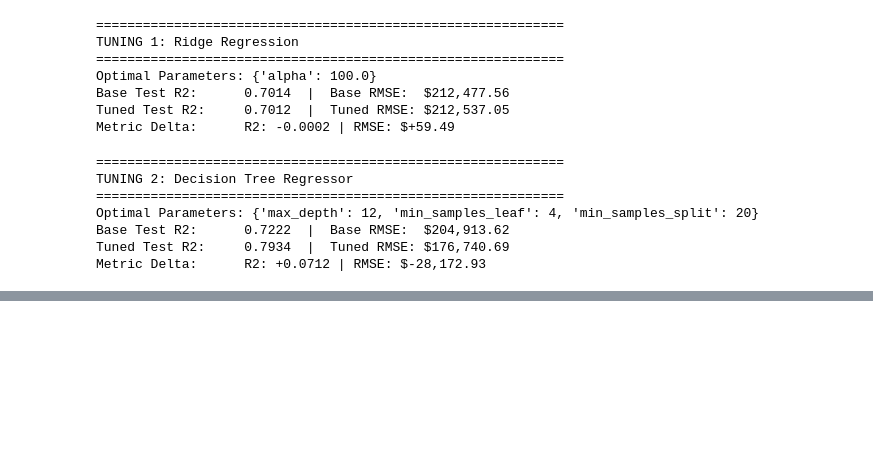
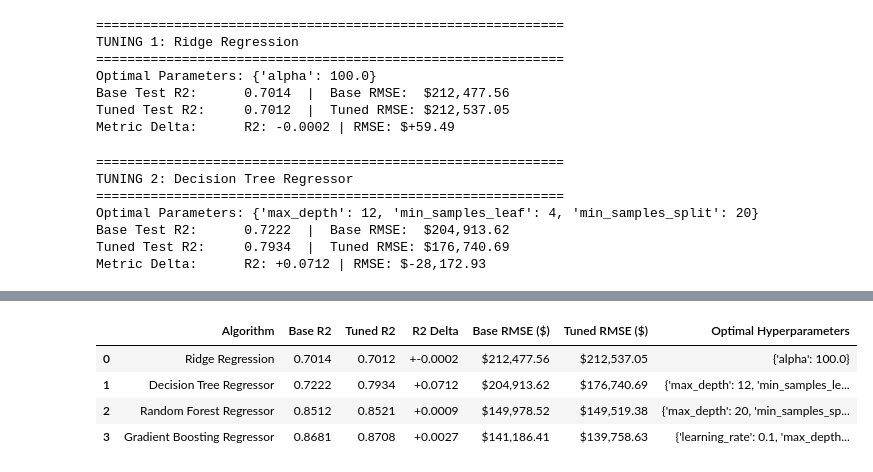
Before and after one commit to Karthik-2006-cell/ml-capstone-project, a Jupyter notebook: notebooks/Regression.ipynb, the cells around one changed output, grey strips where cells are left out. Cells and saved outputs as stored; diff of their text form; code cells hidden in the pictures; blank space fills up the shorter version.

Commit message:
Update Regression notebook with Hyperparameter Tuning for 4 algorithms and summary table

```diff
--- a/notebooks/Regression.ipynb
+++ b/notebooks/Regression.ipynb
@@ -418,0 +499,47 @@ Metric Delta:      R2: +0.0712 | RMSE: $-28,172.93
+# %%
+tuning_summary = pd.DataFrame([
+    {
+        'Algorithm': 'Ridge Regression',
+        'Base R2': base_ridge_r2,
+        'Tuned R2': round(tuned_ridge_r2, 4),
+        'R2 Delta': f"+{tuned_ridge_r2 - base_ridge_r2:.4f}",
+        'Base RMSE ($)': f"${base_ridge_rmse:,.2f}",
+        'Tuned RMSE ($)': f"${tuned_ridge_rmse:,.2f}",
+        'Optimal Hyperparameters': str(grid_ridge.best_params_)
+    },
+    {
+        'Algorithm': 'Decision Tree Regressor',
+        'Base R2': base_dt_r2,
+        'Tuned R2': round(tuned_dt_r2, 4),
+        'R2 Delta': f"+{tuned_dt_r2 - base_dt_r2:.4f}",
+        'Base RMSE ($)': f"${base_dt_rmse:,.2f}",
+        'Tuned RMSE ($)': f"${tuned_dt_rmse:,.2f}",
+        'Optimal Hyperparameters': str(grid_dt.best_params_)
+    },
+    {
+        'Algorithm': 'Random Forest Regressor',
+        'Base R2': base_rf_r2,
+        'Tuned R2': round(tuned_rf_r2, 4),
+        'R2 Delta': f"+{tuned_rf_r2 - base_rf_r2:.4f}",
+        'Base RMSE ($)': f"${base_rf_rmse:,.2f}",
+        'Tuned RMSE ($)': f"${tuned_rf_rmse:,.2f}",
+        'Optimal Hyperparameters': str(grid_rf.best_params_)
+    },
+    {
+        'Algorithm': 'Gradient Boosting Regressor',
+        'Base R2': base_gbr_r2,
+        'Tuned R2': round(tuned_gbr_r2, 4),
+        'R2 Delta': f"+{tuned_gbr_r2 - base_gbr_r2:.4f}",
+        'Base RMSE ($)': f"${base_gbr_rmse:,.2f}",
+        'Tuned RMSE ($)': f"${tuned_gbr_rmse:,.2f}",
+        'Optimal Hyperparameters': str(grid_gbr.best_params_)
+    }
+])
+
+display(tuning_summary)
+# %% [output]
+|  | Algorithm | Base R2 | Tuned R2 | R2 Delta | Base RMSE ($) | Tuned RMSE ($) | Optimal Hyperparameters |
+| 0 | Ridge Regression | 0.7014 | 0.7012 | +-0.0002 | $212,477.56 | $212,537.05 | {'alpha': 100.0} |
+| 1 | Decision Tree Regressor | 0.7222 | 0.7934 | +0.0712 | $204,913.62 | $176,740.69 | {'max_depth': 12, 'min_samples_le... |
+| 2 | Random Forest Regressor | 0.8512 | 0.8521 | +0.0009 | $149,978.52 | $149,519.38 | {'max_depth': 20, 'min_samples_sp... |
+| 3 | Gradient Boosting Regressor | 0.8681 | 0.8708 | +0.0027 | $141,186.41 | $139,758.63 | {'learning_rate': 0.1, 'max_depth... |
```
Also changed, not shown: parts of 3 cells of this notebook.
